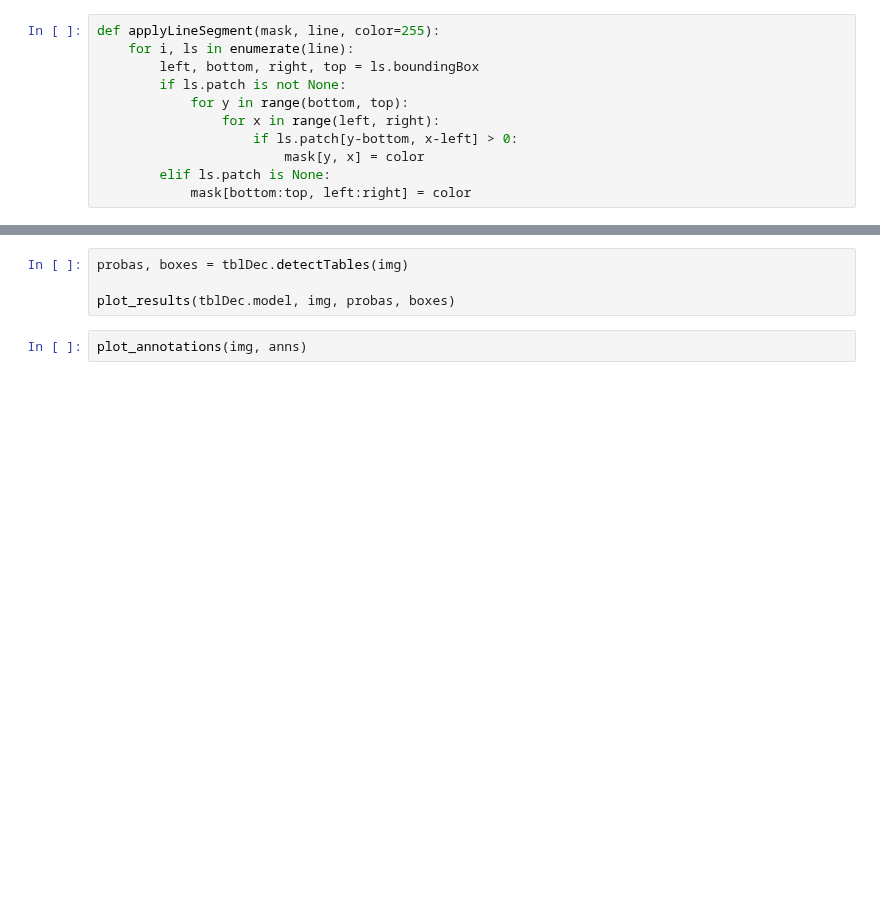
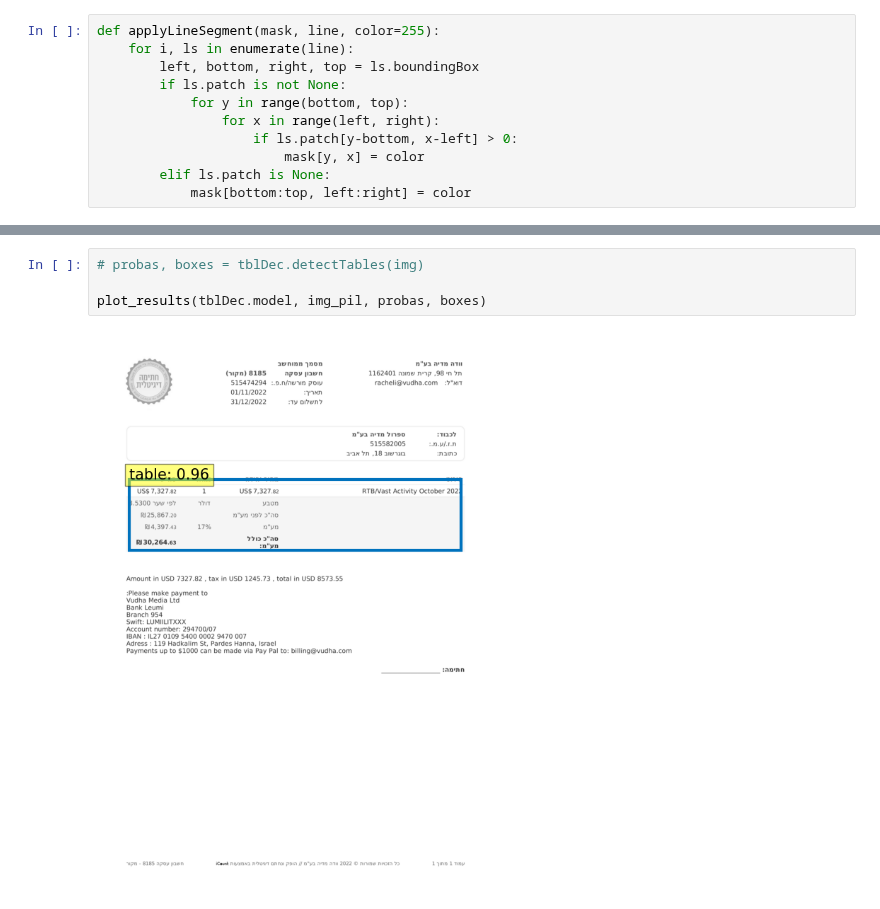
Before and after one commit to eliaweiss/MobileSAM, a Jupyter notebook: notebooks/TblDet4.ipynb, the cells around one changed output, grey strips where cells are left out. Drawn from its saved outputs; the diff is of its cells as text; blank space fills up the shorter version.

```diff
--- a/notebooks/TblDet4.ipynb
+++ b/notebooks/TblDet4.ipynb
@@ -108,6 +140,6 @@ Image.fromarray(mask)
 # %%
-probas, boxes = tblDec.detectTables(img)
+# probas, boxes = tblDec.detectTables(img)
 
-plot_results(tblDec.model, img, probas, boxes)
+plot_results(tblDec.model, img_pil, probas, boxes)
+# %% [output]
+[figure, added]
-# %%
-plot_annotations(img, anns)
```
Also changed, not shown: parts of 6 cells of this notebook, 1 other file.
